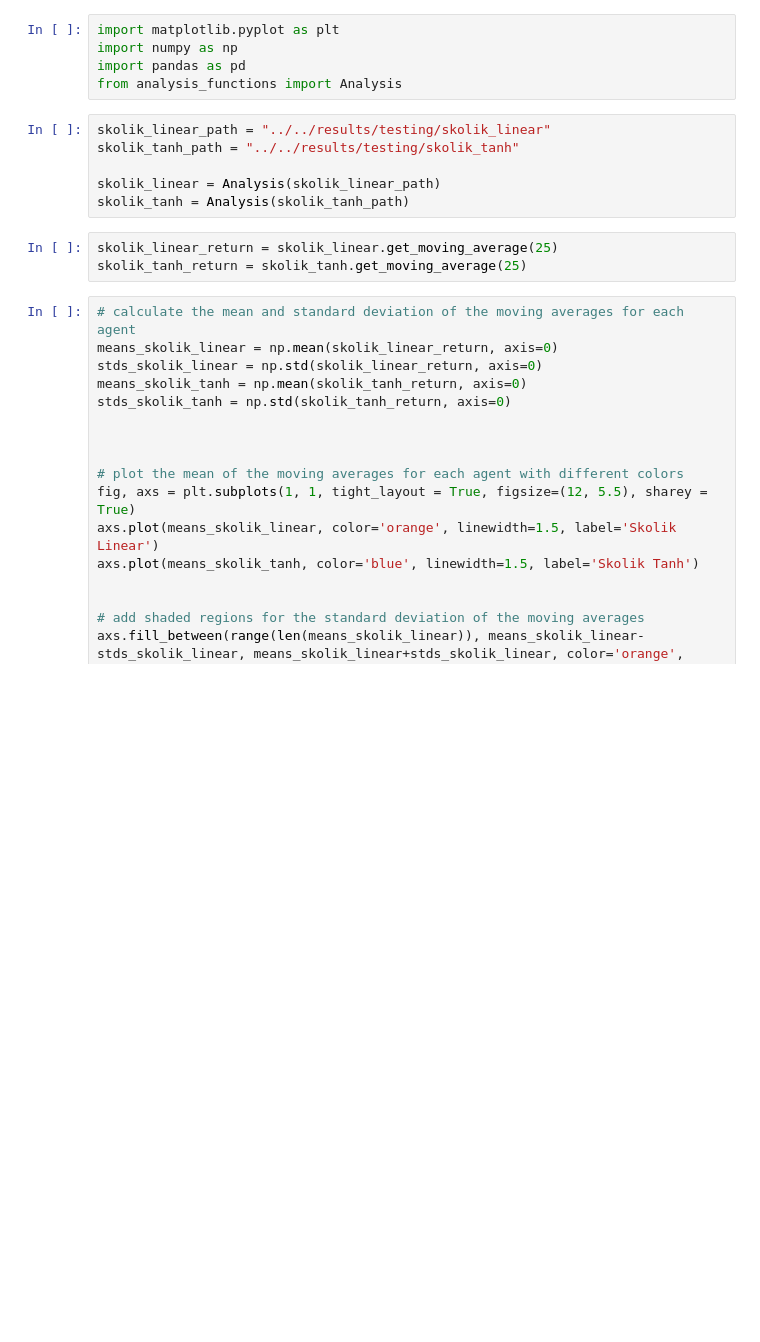
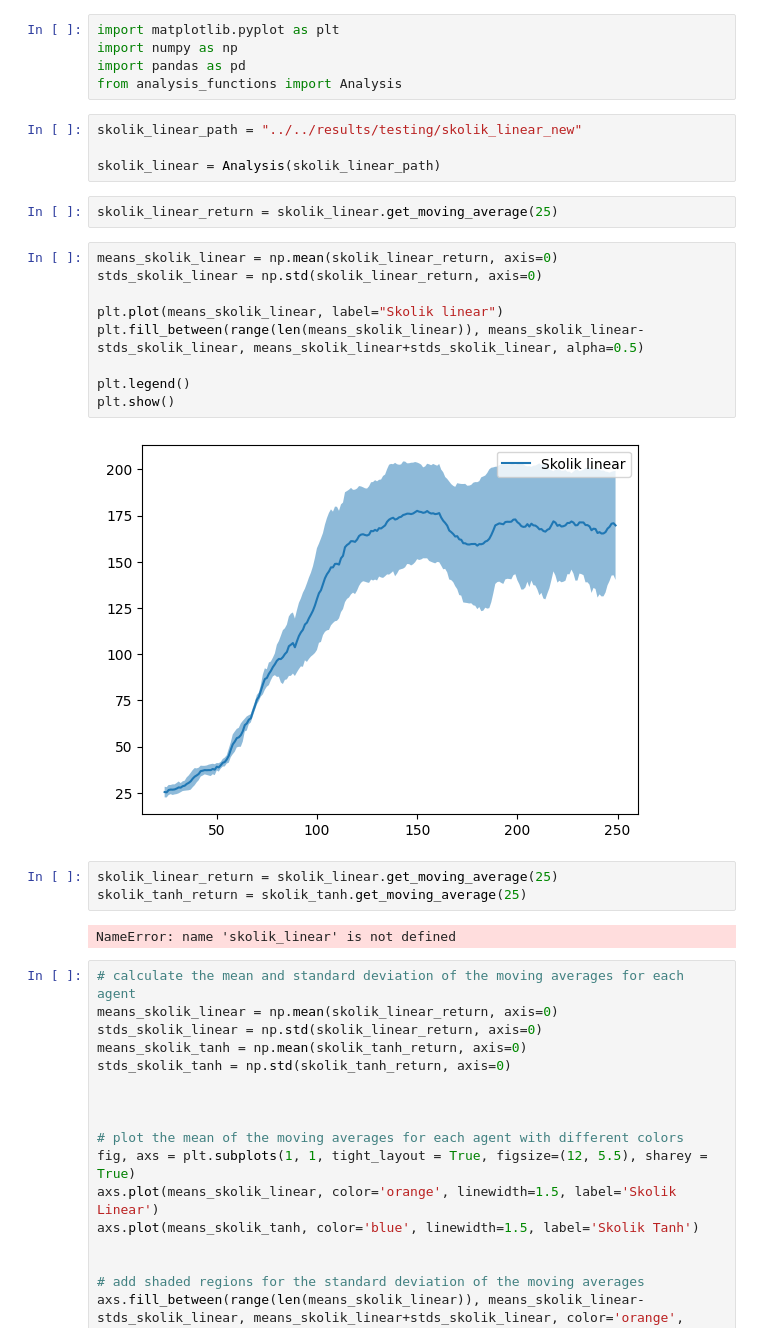
Before and after one commit to RodrigoCoelho7/VQC_Qlearning, a Jupyter notebook: data_analysis/errors.ipynb, the cells around one changed output. Cells and saved outputs as stored; diff of their text form; blank space fills up the shorter version.

```diff
--- a/data_analysis/errors.ipynb
+++ b/data_analysis/errors.ipynb
@@ -4,14 +4,27 @@ import numpy as np
 import pandas as pd
 from analysis_functions import Analysis
 # %%
-skolik_linear_path = "../../results/testing/skolik_linear"
-skolik_tanh_path = "../../results/testing/skolik_tanh"
+skolik_linear_path = "../../results/testing/skolik_linear_new"
 
 skolik_linear = Analysis(skolik_linear_path)
-skolik_tanh = Analysis(skolik_tanh_path)
+# %%
+skolik_linear_return = skolik_linear.get_moving_average(25)
+# %%
+means_skolik_linear = np.mean(skolik_linear_return, axis=0)
+stds_skolik_linear = np.std(skolik_linear_return, axis=0)
+
+plt.plot(means_skolik_linear, label="Skolik linear")
+plt.fill_between(range(len(means_skolik_linear)), means_skolik_linear-stds_skolik_linear, means_skolik_linear+stds_skolik_linear, alpha=0.5)
+
+plt.legend()
+plt.show()
+# %% [output]
+[figure, added]
 # %%
 skolik_linear_return = skolik_linear.get_moving_average(25)
 skolik_tanh_return = skolik_tanh.get_moving_average(25)
+# %% [output]
+NameError: name 'skolik_linear' is not defined
 # %%
 # calculate the mean and standard deviation of the moving averages for each agent
 means_skolik_linear = np.mean(skolik_linear_return, axis=0)
```
Also changed, not shown: 8 other files.
